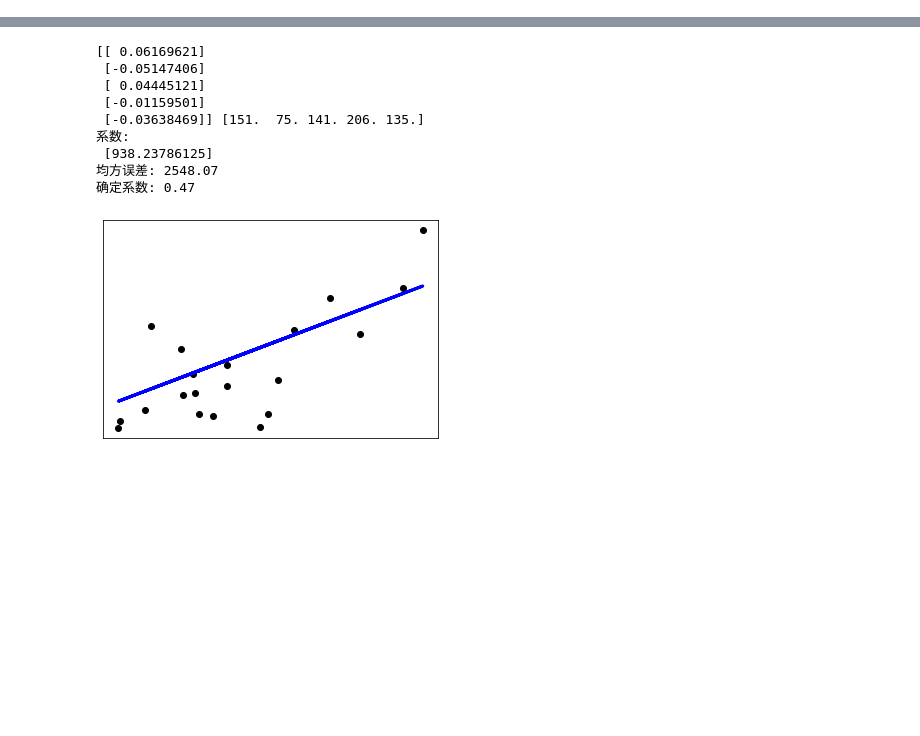
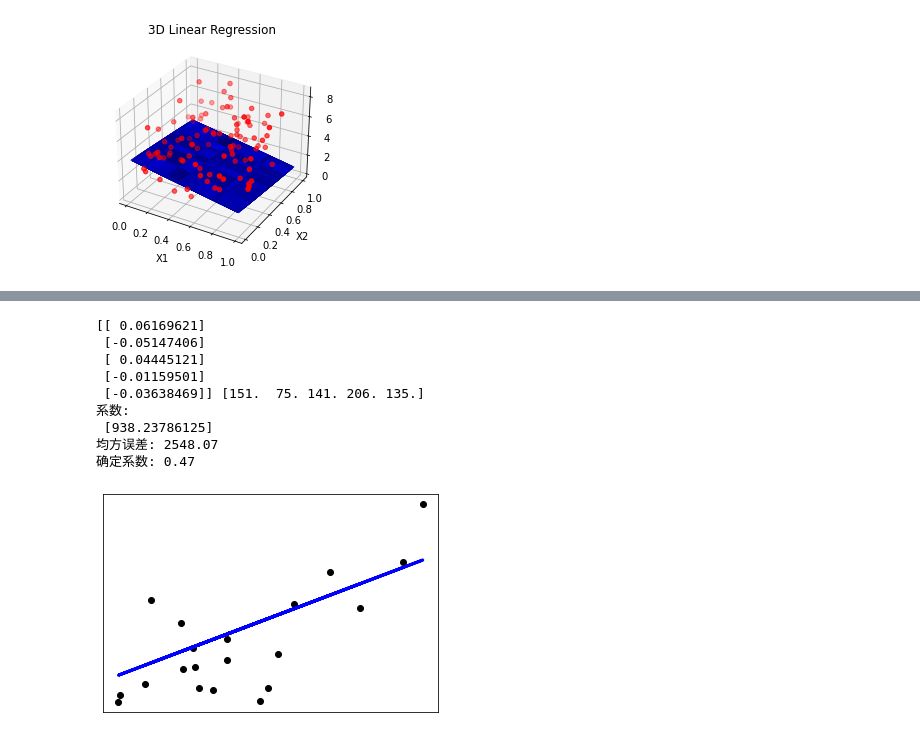
Before and after one commit to tianxuzhang/introduction-to-machine-learning, a Jupyter notebook: docs/回归/线性回归.ipynb, the cells around one changed output, grey strips where cells are left out. Drawn from its saved outputs; the diff is of its cells as text; code cells hidden in the pictures; blank space fills up the shorter version.

```diff
--- a/docs/回归/线性回归.ipynb
+++ b/docs/回归/线性回归.ipynb
@@ -9,0 +53,32 @@ $$\underset{w}{min} {|| X w^T - y||_2}^2$$
+# %%
+import numpy as np
+import matplotlib.pyplot as plt
+from mpl_toolkits.mplot3d import Axes3D
+
+# 生成随机数据用于拟合
+np.random.seed(0)
+n_samples = 100
+X1 = np.random.rand(n_samples)
+X2 = np.random.rand(n_samples)
+X3 = np.random.rand(n_samples)
+y = 2*X1 + 3*X2 + 4*X3 + np.random.randn(n_samples)  # 使用真实的权重和随机噪声
+
+# 创建网格矩阵以便在3D图中绘制平面
+xx, yy = np.meshgrid(X1, X2)
+Z = 2*xx + 3*yy + 4*(1-xx-yy)
+
+# 绘制3D散点图和拟合平面
+fig = plt.figure()
+ax = fig.add_subplot(111, projection='3d')
+ax.scatter(X1, X2, y, c='r', marker='o')  # 绘制散点图
+ax.plot_surface(xx, yy, Z, color='b', alpha=0.5)  # 绘制平面
+
+# 设置坐标轴标签
+ax.set_xlabel('X1')
+ax.set_ylabel('X2')
+ax.set_zlabel('y')
+
+plt.title('3D Linear Regression')
+plt.show()
+# %% [output]
+[figure, added]
```
Also changed, not shown: parts of 7 cells of this notebook, 3 other files.
